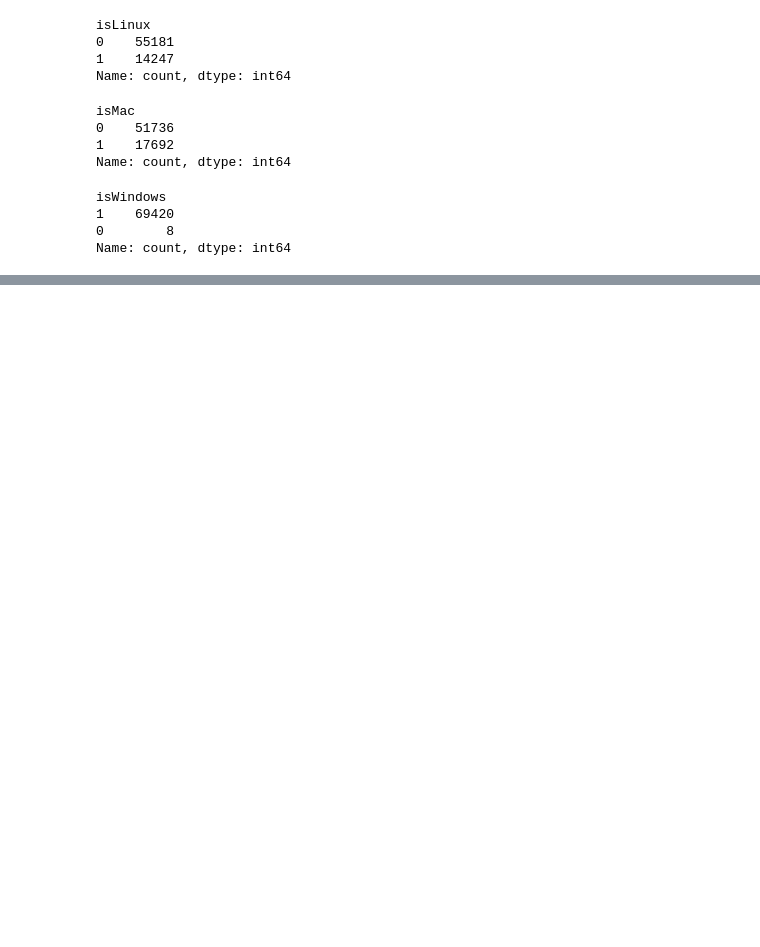
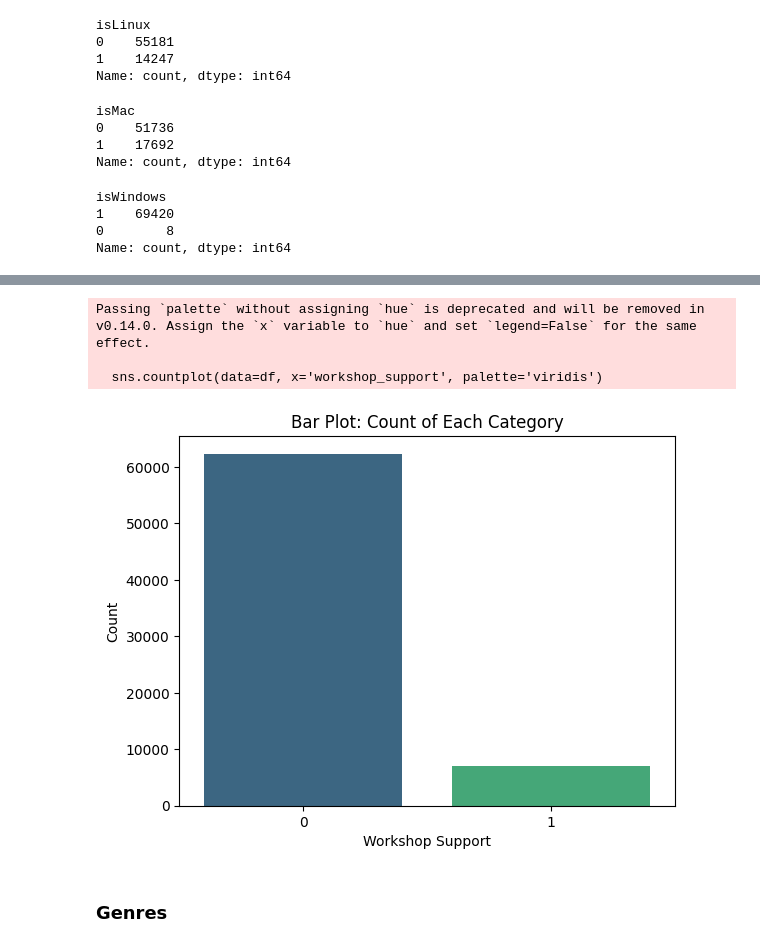
Before and after one commit to AmrMaree/Machine-Learning-Project, a Jupyter notebook: milestone1.ipynb, the cells around one changed output, grey strips where cells are left out. Saved outputs shown, nothing was run; the diff lists cells and outputs as text; code cells hidden in the pictures; blank space fills up the shorter version.

```diff
--- a/milestone1.ipynb
+++ b/milestone1.ipynb
@@ -416,0 +480,13 @@ Name: count, dtype: int64
+# %%
+sns.countplot(data=df, x='workshop_support', palette='viridis')
+plt.title('Bar Plot: Count of Each Category')
+plt.xlabel('Workshop Support')
+plt.ylabel('Count')
+plt.show()
+# %% [output]
+Passing `palette` without assigning `hue` is deprecated and will be removed in v0.14.0. Assign the `x` variable to `hue` and set `legend=False` for the same effect.
+
+  sns.countplot(data=df, x='workshop_support', palette='viridis')
+[figure, added]
+# %% [markdown]
+### Genres
```
Also changed, not shown: parts of 57 cells of this notebook.
